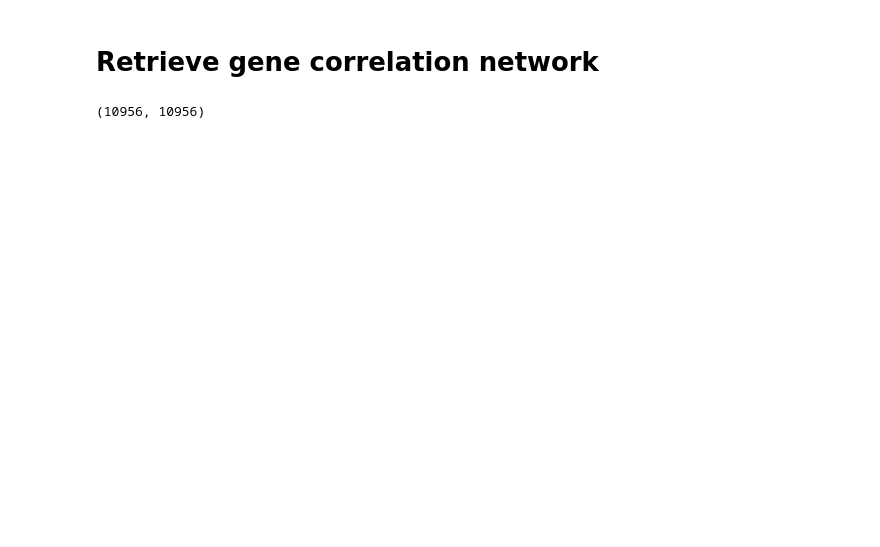
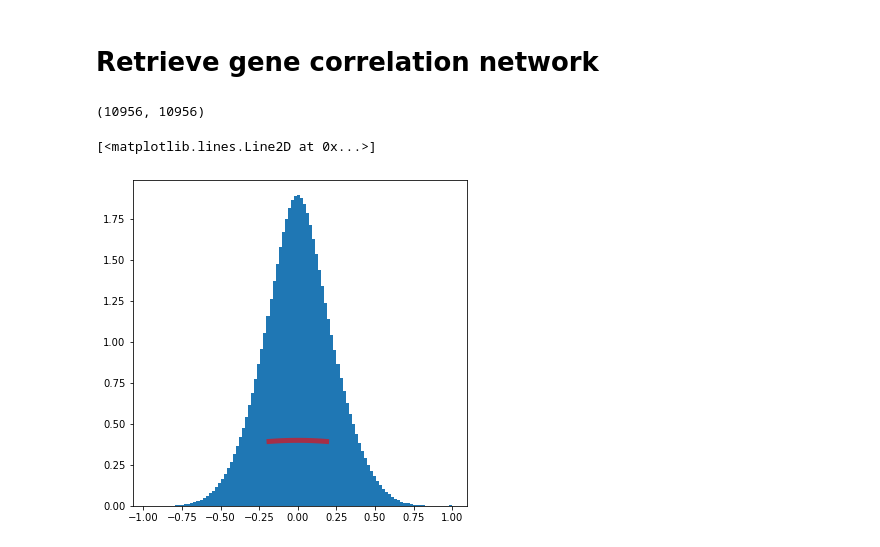
Before and after one commit to aryarm/species-gene-coexp, a Jupyter notebook: workflow/notebooks/gene_coexp.ipynb, the cells around one changed output. Cells and saved outputs as stored; diff of their text form; code cells hidden in the pictures; blank space fills up the shorter version.

```diff
--- a/workflow/notebooks/gene_coexp.ipynb
+++ b/workflow/notebooks/gene_coexp.ipynb
@@ -75,3 +75,14 @@ corr_human = corrcoef(human_genes.values, human_genes.values)[:human_genes.shape
 corr_human.shape
 # %% [output]
 (10956, 10956)
+# %%
+n=158
+fig, ax = plt.subplots(figsize=(6,6))
+ax.hist(corr_human.flat, bins=100, density=True)
+x = np.linspace(norm.ppf(0.01, scale=(1/np.sqrt(n-2))),
+                norm.ppf(0.99, scale=(1/np.sqrt(n-2))), 100)
+ax.plot(x, norm.pdf(x),
+       'r-', lw=5, alpha=0.6, label='norm pdf')
+# %% [output]
+[<matplotlib.lines.Line2D at 0x...>]
+[figure, added]
```
Also changed, not shown: parts of 12 cells of this notebook, 6 other files.
